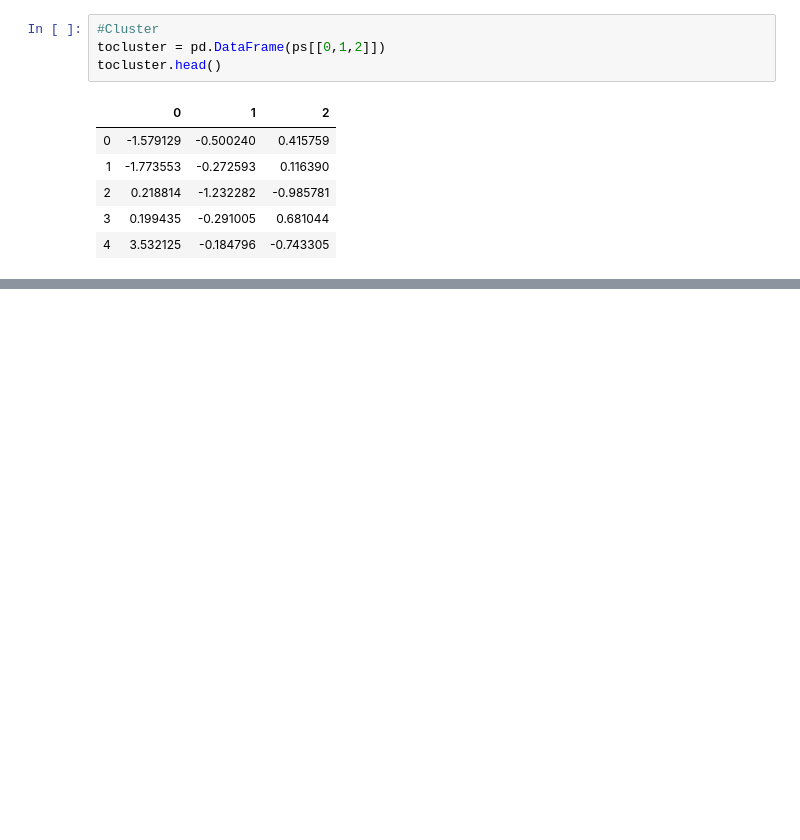
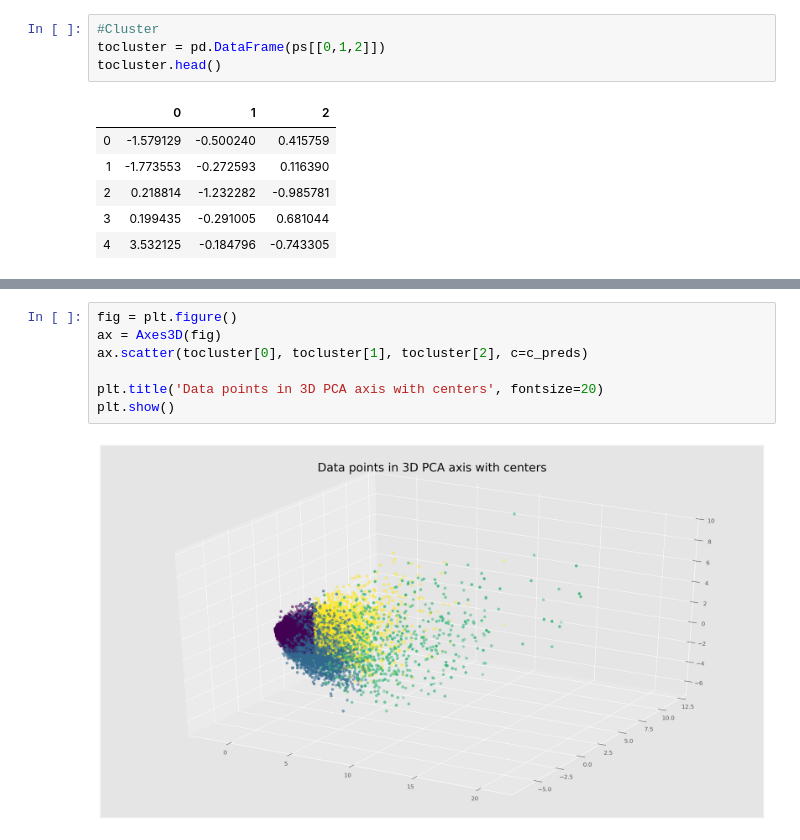
Before and after one commit to Subham02803/Clustering-for-anime-recommendation, a Jupyter notebook: AnimeRecommendation.ipynb, the cells around one changed output, grey strips where cells are left out. Saved outputs shown, nothing was run; the diff lists cells and outputs as text; blank space fills up the shorter version.

```diff
--- a/AnimeRecommendation.ipynb
+++ b/AnimeRecommendation.ipynb
@@ -241,0 +314,9 @@ plt.title()
+# %%
+fig = plt.figure()
+ax = Axes3D(fig)
+ax.scatter(tocluster[0], tocluster[1], tocluster[2], c=c_preds)
+
+plt.title('Data points in 3D PCA axis with centers', fontsize=20)
+plt.show()
+# %% [output]
+[figure, added]
```
Also changed, not shown: parts of 7 cells of this notebook.
